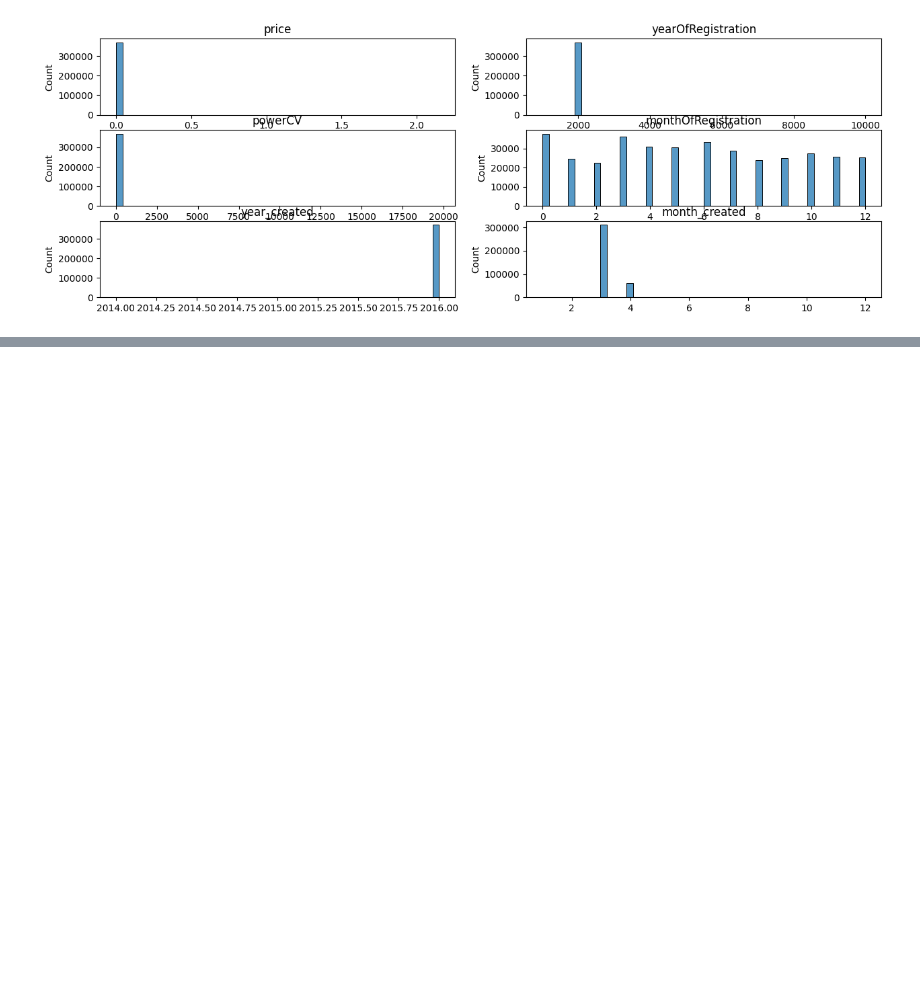
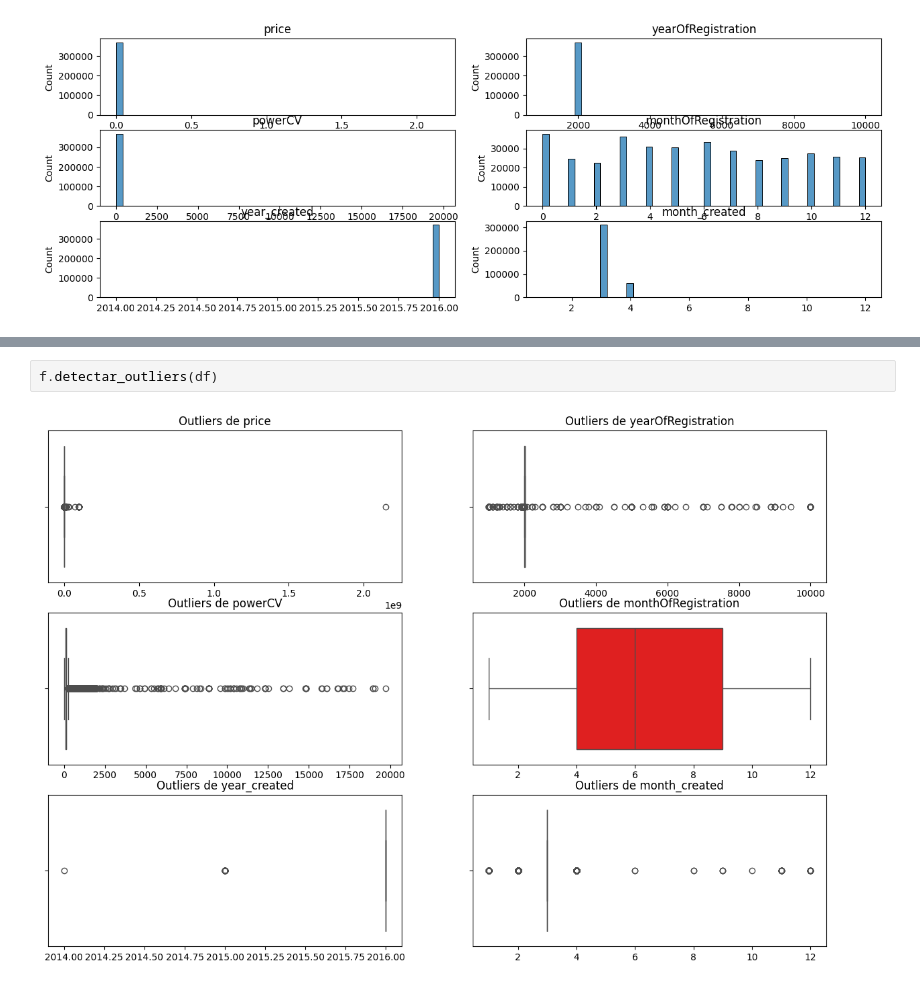
Before and after one commit to ngcarvajall/Lab_EDA_Gestion_Nulos, a Jupyter notebook: laboratorio-modulo7-leccion01-eda-nulos.ipynb, the cells around one changed output, grey strips where cells are left out. Saved outputs shown, nothing was run; the diff lists cells and outputs as text; blank space fills up the shorter version.

```diff
--- a/laboratorio-modulo7-leccion01-eda-nulos.ipynb
+++ b/laboratorio-modulo7-leccion01-eda-nulos.ipynb
@@ -518,0 +514,4 @@ KeyboardInterrupt:
+# %%
+f.detectar_outliers(df)
+# %% [output]
+[figure, added]
```
Also changed, not shown: parts of 28 cells of this notebook.
